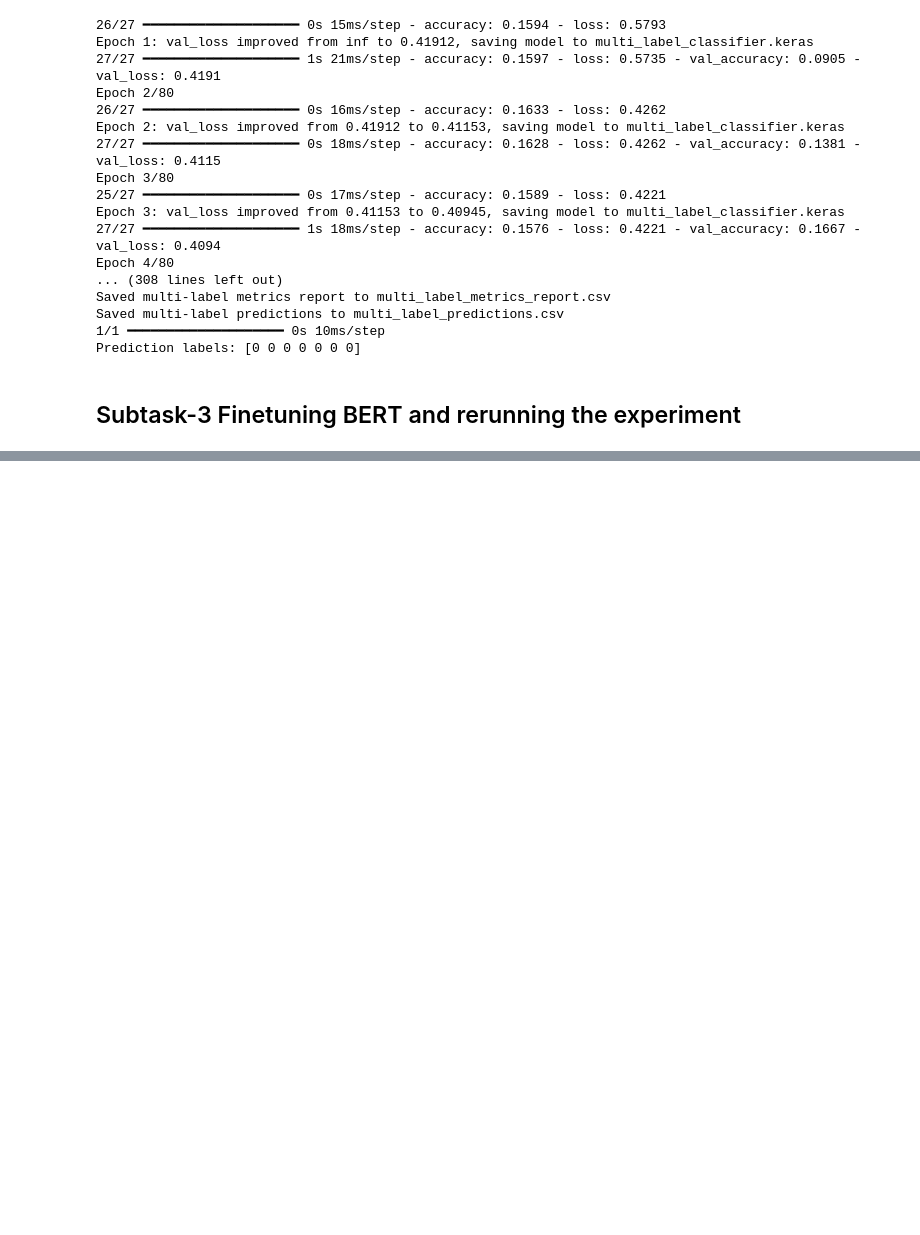
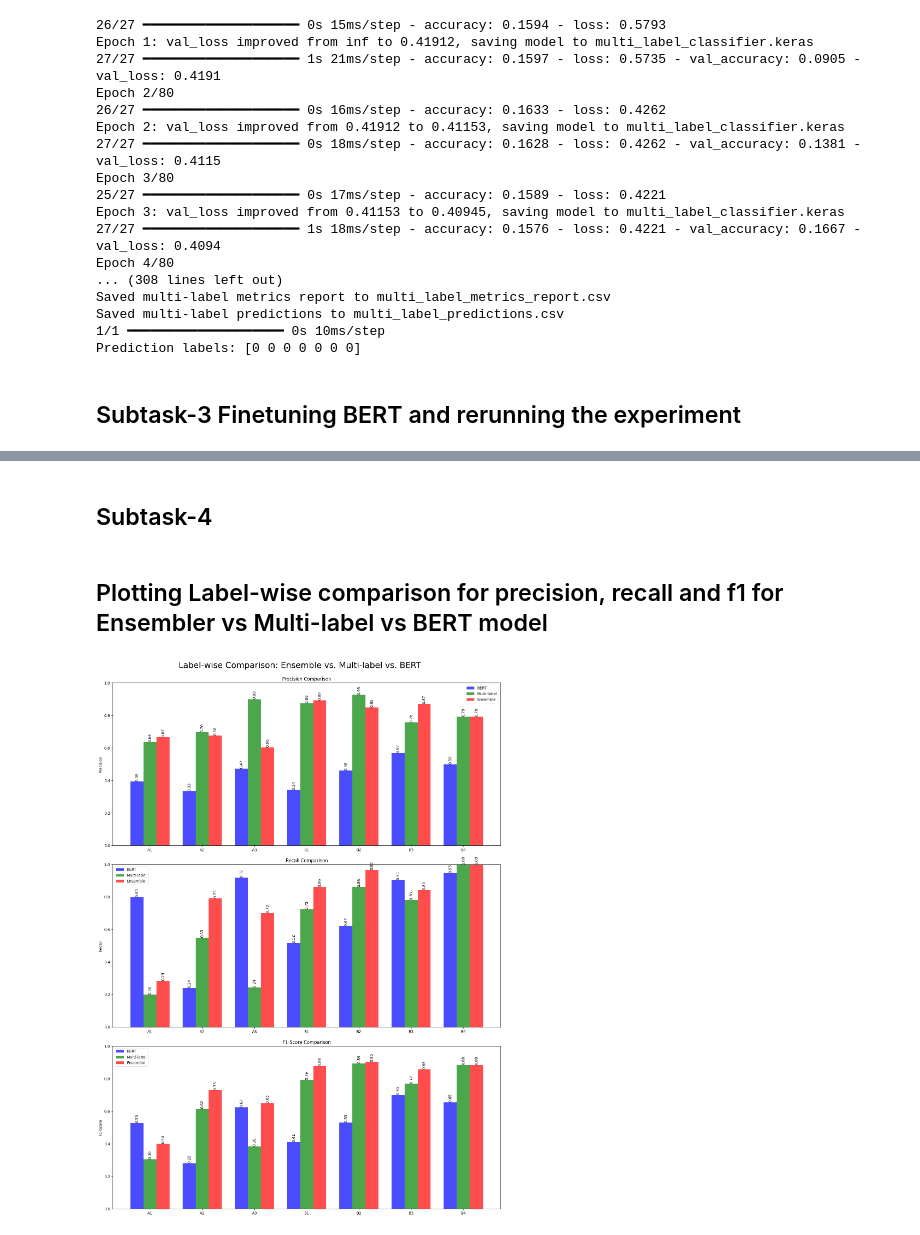
Before and after one commit to srikrish2812/deeptar_nlp, a Jupyter notebook: Task_2_Mainly_ML.ipynb, the cells around one changed output, grey strips where cells are left out. Saved outputs shown, nothing was run; the diff lists cells and outputs as text; code cells hidden in the pictures; blank space fills up the shorter version.

```diff
--- a/Task_2_Mainly_ML.ipynb
+++ b/Task_2_Mainly_ML.ipynb
@@ -736,0 +1009,40 @@ Saved BERT predictions to subtask_3 folder
+# %% [markdown]
+## Subtask-4
+# %% [markdown]
+## Plotting Label-wise comparison for precision, recall and f1 for Ensembler vs Multi-label vs BERT model
+# %%
+# load csv data from respective directories
+bert_data = pd.read_csv('./subtask_3/multi_label_bert_metrics.csv')
+multi_label_data = pd.read_csv('multi_label_metrics_report.csv')
+ensemble_data = pd.read_csv('ensemble_metrics_report.csv')
+
+# plotting images in 3 rows and 1 column in a single plot
+fig, axs = plt.subplots(3, 1, figsize=(15, 20))
+metrics = ['Precision', 'Recall', 'F1-Score']
+width = 0.25
+x = np.arange(len(bert_data['Label']))
+
+# run a for loop to iterate over precision, recall and f1-score
+for i, metric in enumerate(metrics):
+    axs[i].bar(x - width, bert_data[metric], width, label='BERT', color='blue', alpha=0.7)
+    axs[i].bar(x, multi_label_data[metric], width, label='Multi-label', color='green', alpha=0.7)
+    axs[i].bar(x + width, ensemble_data[metric], width, label='Ensemble', color='red', alpha=0.7)
+
+    axs[i].set_ylabel(metric)
+    axs[i].set_title(f'{metric} Comparison')
+    axs[i].set_xticks(x)
+    axs[i].set_xticklabels(bert_data['Label'])
+    axs[i].legend()
+    axs[i].set_ylim(0, 1)
+
+    # Annotate each bar with respective value
+    for j in range(len(x)):
+        axs[i].text(x[j] - width, bert_data[metric][j], f'{bert_data[metric][j]:.2f}', ha='center', va='bottom', rotation=90)
+        axs[i].text(x[j], multi_label_data[metric][j], f'{multi_label_data[metric][j]:.2f}', ha='center', va='bottom', rotation=90)
+        axs[i].text(x[j] + width, ensemble_data[metric][j], f'{ensemble_data[metric][j]:.2f}', ha='center', va='bottom', rotation=90)
+
+plt.tight_layout()
+plt.suptitle('Label-wise Comparison: Ensemble vs. Multi-label vs. BERT', fontsize=22, y=1.02)
+plt.show()
+# %% [output]
+[figure, added]
```
Also changed, not shown: parts of 10 cells of this notebook, 8 other files.
